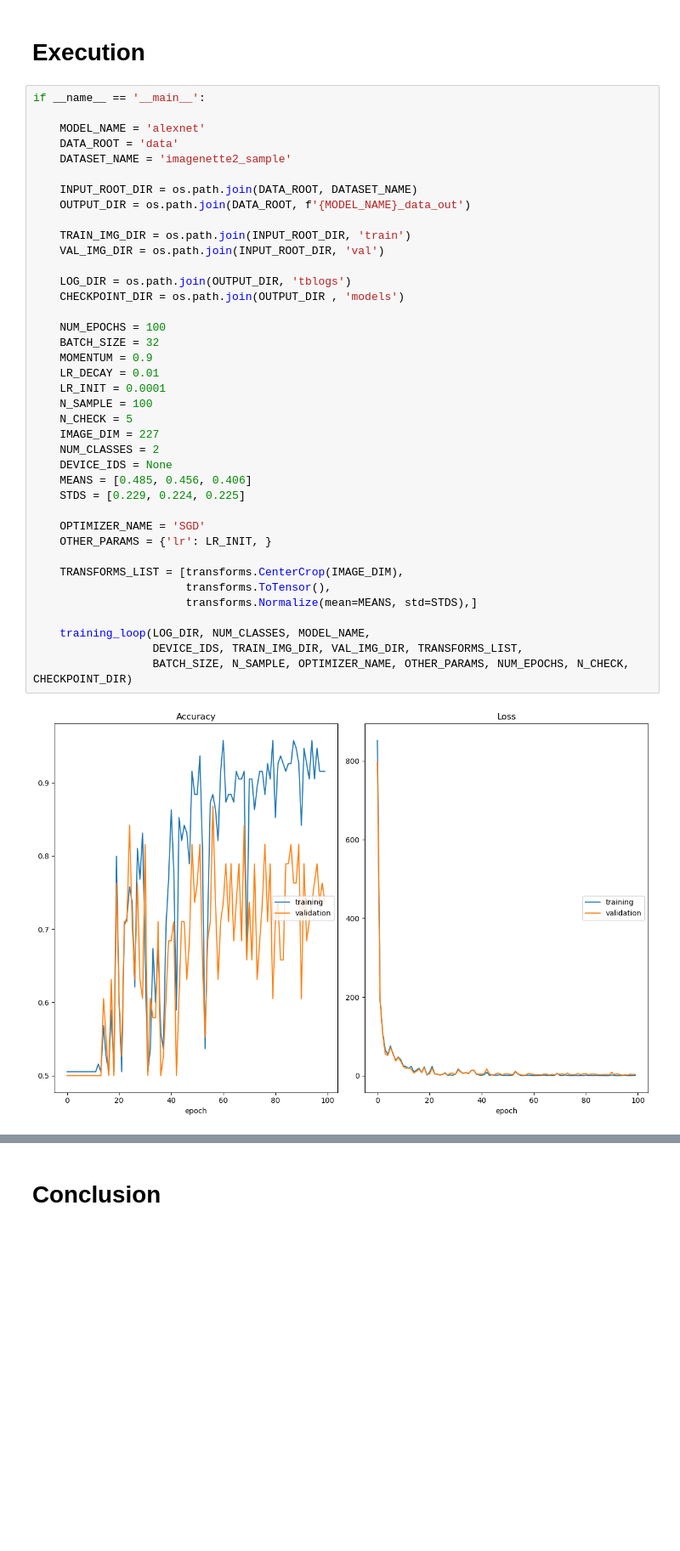
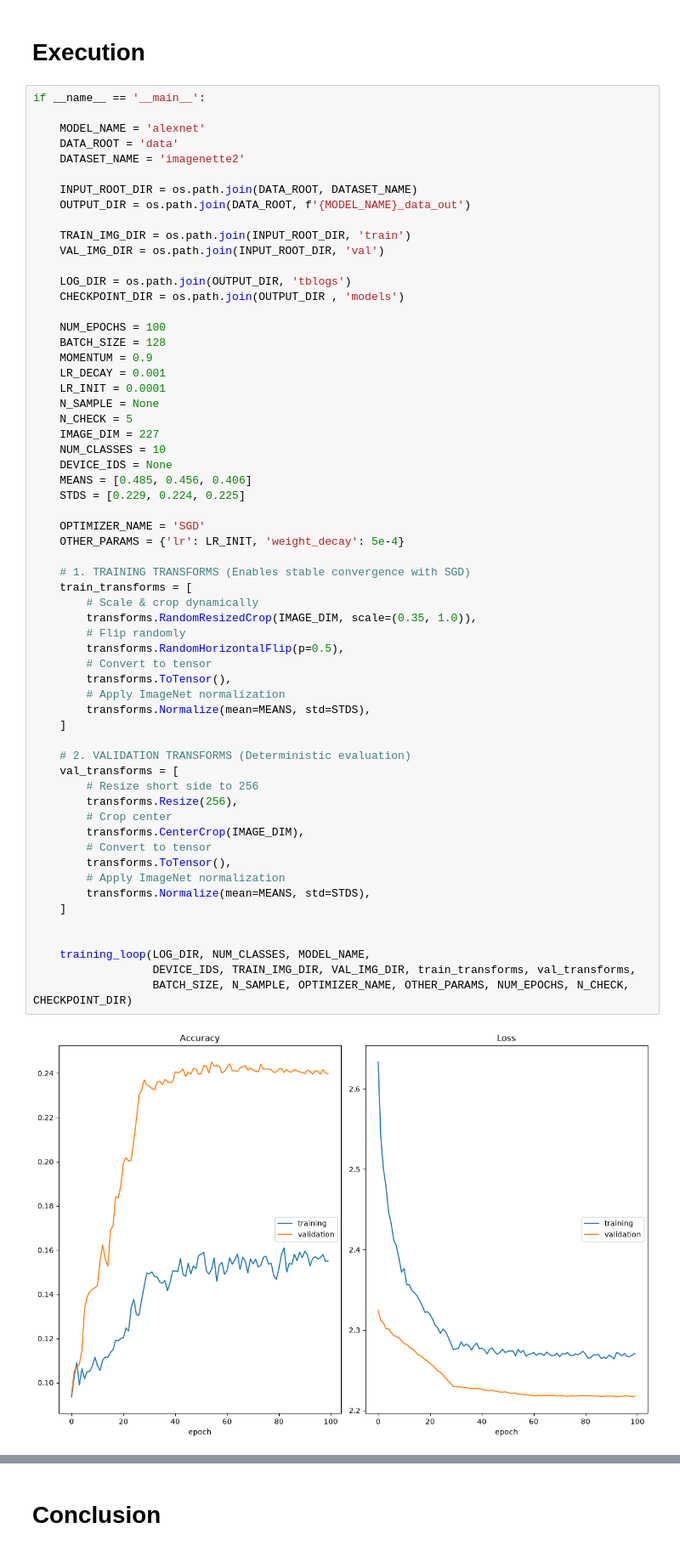
Before and after one commit to akshatgoel92/blog, a Jupyter notebook: posts/alexnet.ipynb, the cells around one changed output, grey strips where cells are left out. Shown: that part at 85% size. Saved outputs shown, nothing was run; the diff lists cells and outputs as text; blank space fills up the shorter version.

```diff
--- a/posts/alexnet.ipynb
+++ b/posts/alexnet.ipynb
@@ -470,42 +529,63 @@ def training_loop(LOG_DIR, NUM_CLASSES, model_name,
 # %%
 if __name__ == '__main__':
 
     MODEL_NAME = 'alexnet'
     DATA_ROOT = 'data'
-    DATASET_NAME = 'imagenette2_sample'
+    DATASET_NAME = 'imagenette2'
 
     INPUT_ROOT_DIR = os.path.join(DATA_ROOT, DATASET_NAME)
     OUTPUT_DIR = os.path.join(DATA_ROOT, f'{MODEL_NAME}_data_out')
 
     TRAIN_IMG_DIR = os.path.join(INPUT_ROOT_DIR, 'train')
     VAL_IMG_DIR = os.path.join(INPUT_ROOT_DIR, 'val')
 
     LOG_DIR = os.path.join(OUTPUT_DIR, 'tblogs')
     CHECKPOINT_DIR = os.path.join(OUTPUT_DIR , 'models')
 
     NUM_EPOCHS = 100
-    BATCH_SIZE = 32
+    BATCH_SIZE = 128
     MOMENTUM = 0.9
-    LR_DECAY = 0.01
+    LR_DECAY = 0.001
     LR_INIT = 0.0001
-    N_SAMPLE = 100
+    N_SAMPLE = None
     N_CHECK = 5
     IMAGE_DIM = 227
-    NUM_CLASSES = 2
+    NUM_CLASSES = 10
     DEVICE_IDS = None
     MEANS = [0.485, 0.456, 0.406]
     STDS = [0.229, 0.224, 0.225]
 
     OPTIMIZER_NAME = 'SGD'
-    OTHER_PARAMS = {'lr': LR_INIT, }
+    OTHER_PARAMS = {'lr': LR_INIT, 'weight_decay': 5e-4}
 
-    TRANSFORMS_LIST = [transforms.CenterCrop(IMAGE_DIM),
-                       transforms.ToTensor(),
-                       transforms.Normalize(mean=MEANS, std=STDS),]
+    # 1. TRAINING TRANSFORMS (Enables stable convergence with SGD)
+    train_transforms = [
+        # Scale & crop dynamically
+        transforms.RandomResizedCrop(IMAGE_DIM, scale=(0.35, 1.0)),
+        # Flip randomly
+        transforms.RandomHorizontalFlip(p=0.5),
+        # Convert to tensor
+        transforms.ToTensor(),
+        # Apply ImageNet normalization
+        transforms.Normalize(mean=MEANS, std=STDS),
+    ]
+
+    # 2. VALIDATION TRANSFORMS (Deterministic evaluation)
+    val_transforms = [
+        # Resize short side to 256
+        transforms.Resize(256),
+        # Crop center
+        transforms.CenterCrop(IMAGE_DIM),
+        # Convert to tensor
+        transforms.ToTensor(),
+        # Apply ImageNet normalization
+        transforms.Normalize(mean=MEANS, std=STDS),
+    ]
+
 
     training_loop(LOG_DIR, NUM_CLASSES, MODEL_NAME,
-                  DEVICE_IDS, TRAIN_IMG_DIR, VAL_IMG_DIR, TRANSFORMS_LIST,
+                  DEVICE_IDS, TRAIN_IMG_DIR, VAL_IMG_DIR, train_transforms, val_transforms,
                   BATCH_SIZE, N_SAMPLE, OPTIMIZER_NAME, OTHER_PARAMS, NUM_EPOCHS, N_CHECK, CHECKPOINT_DIR)
 # %% [output]
-[figure, old version]
+[figure, new version]
 Accuracy
```
Also changed, not shown: parts of 9 cells of this notebook, 7 other files.
